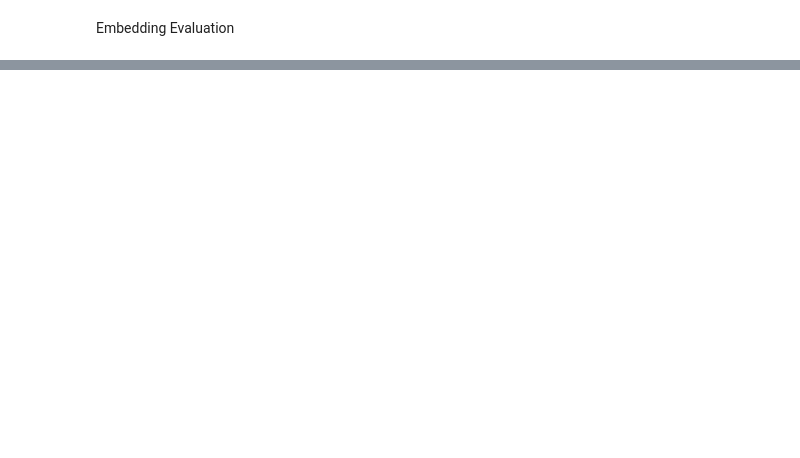
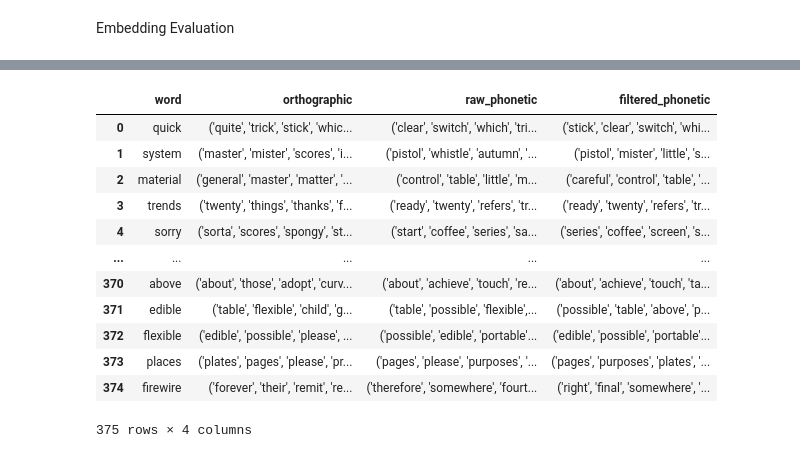
Before and after one commit to jayeshmahapatra/acoustic_word_embeddings, a Jupyter notebook: Embedding Evaluations.ipynb, the cells around one changed output, grey strips where cells are left out. Saved outputs shown, nothing was run; the diff lists cells and outputs as text; code cells hidden in the pictures; blank space fills up the shorter version.

```diff
--- a/Embedding Evaluations.ipynb
+++ b/Embedding Evaluations.ipynb
@@ -295,0 +450,18 @@ Text(0, 0.5, 'average euclidean distance')
+# %%
+nn = pd.read_csv('Data/nearest_neighbours.txt')
+# %%
+nn
+# %% [output]
+|  | word | orthographic | raw_phonetic | filtered_phonetic |
+| 0 | quick | ('quite', 'trick', 'stick', 'whic... | ('clear', 'switch', 'which', 'tri... | ('stick', 'clear', 'switch', 'whi... |
+| 1 | system | ('master', 'mister', 'scores', 'i... | ('pistol', 'whistle', 'autumn', '... | ('pistol', 'mister', 'little', 's... |
+| 2 | material | ('general', 'master', 'matter', '... | ('control', 'table', 'little', 'm... | ('careful', 'control', 'table', '... |
+| 3 | trends | ('twenty', 'things', 'thanks', 'f... | ('ready', 'twenty', 'refers', 'tr... | ('ready', 'twenty', 'refers', 'tr... |
+| 4 | sorry | ('sorta', 'scores', 'spongy', 'st... | ('start', 'coffee', 'series', 'sa... | ('series', 'coffee', 'screen', 's... |
+| ... | ... | ... | ... | ... |
+| 370 | above | ('about', 'those', 'adopt', 'curv... | ('about', 'achieve', 'touch', 're... | ('about', 'achieve', 'touch', 'ta... |
+| 371 | edible | ('table', 'flexible', 'child', 'g... | ('table', 'possible', 'flexible',... | ('possible', 'table', 'above', 'p... |
+| 372 | flexible | ('edible', 'possible', 'please', ... | ('possible', 'edible', 'portable'... | ('edible', 'possible', 'portable'... |
+| 373 | places | ('plates', 'pages', 'please', 'pr... | ('pages', 'please', 'purposes', '... | ('pages', 'purposes', 'plates', '... |
+| 374 | firewire | ('forever', 'their', 'remit', 're... | ('therefore', 'somewhere', 'fourt... | ('right', 'final', 'somewhere', '... |
+375 rows × 4 columns
```
Also changed, not shown: parts of 40 cells of this notebook, 3 other files.
